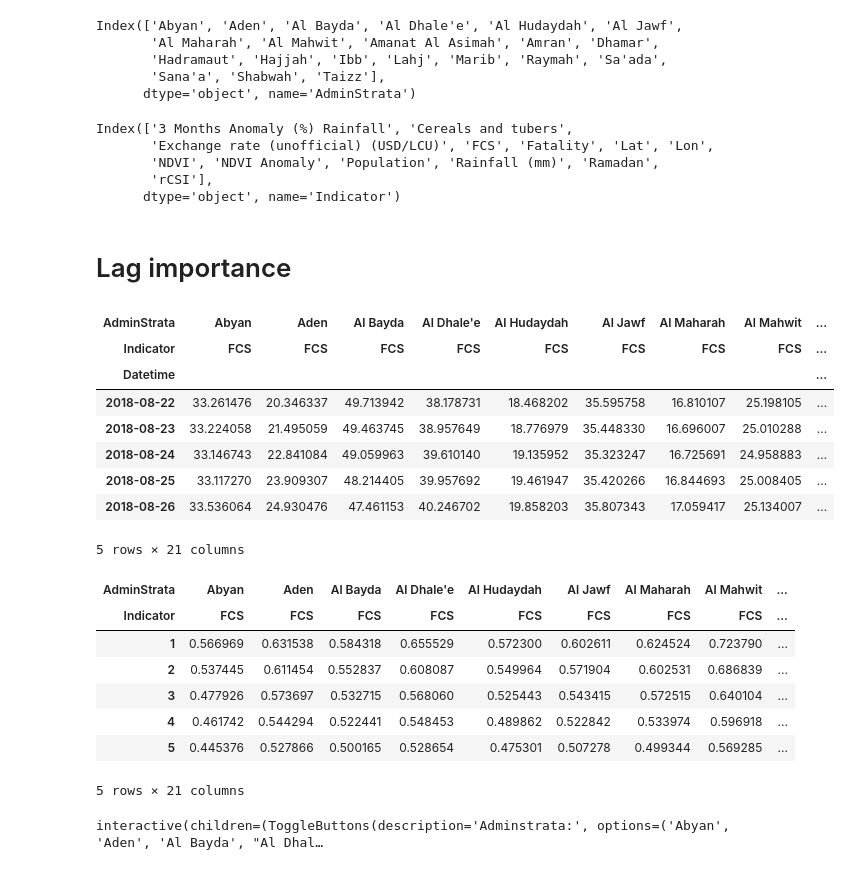
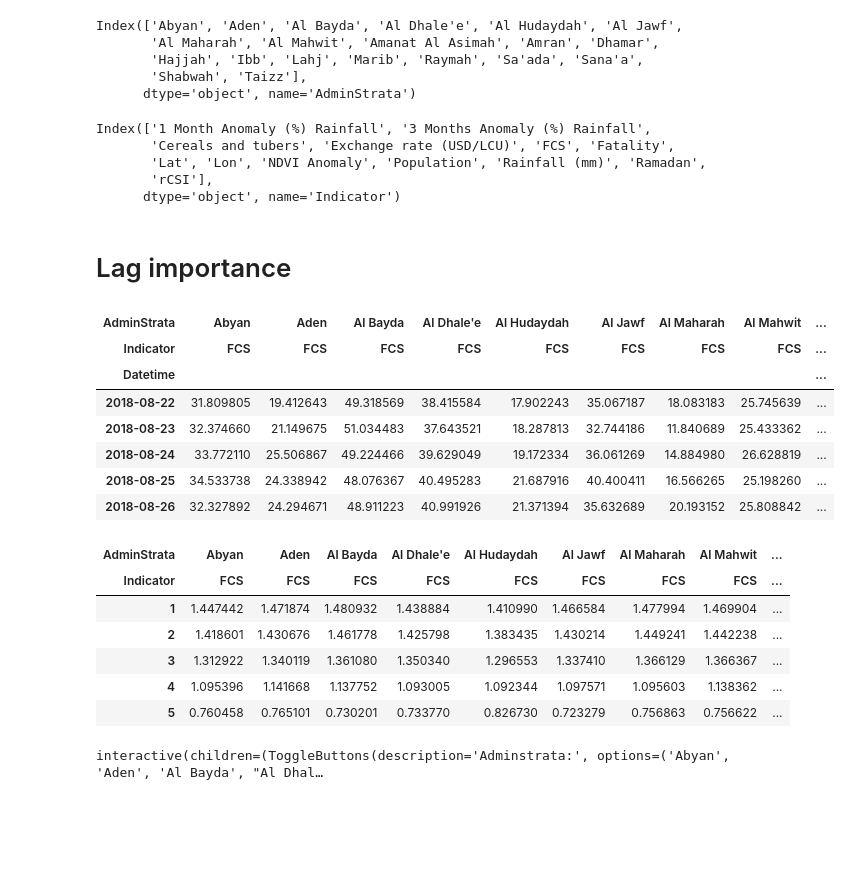
Before and after one commit to pietro-foini/ISI-WFP, a Jupyter notebook: project/Symbolic Transfer Entropy/Causality - Symbolic Transfer Entropy .ipynb, the cells around one changed output. Cells and saved outputs as stored; diff of their text form; code cells hidden in the pictures; blank space fills up the shorter version.

Commit message:
Update symbolic transfer entropy

```diff
--- a/project/Symbolic Transfer Entropy/Causality - Symbolic Transfer Entropy .ipynb
+++ b/project/Symbolic Transfer Entropy/Causality - Symbolic Transfer Entropy .ipynb
@@ -11,9 +9,9 @@ PATH_TO_DATA_FOLDER = "../"
+# %%
+PATH_TO_DATA_FOLDER = "../Dataset time-series/"
 # %%
 # Load the dataset.
-df_smooth = pd.read_csv(PATH_TO_DATA_FOLDER + "dataframe_smooth.csv", header = [0, 1], index_col = 0)
-df_smooth.index.name = "Datetime"
-df_smooth.index = pd.to_datetime(df_smooth.index)
+df = pd.read_csv(PATH_TO_DATA_FOLDER + "all_train.csv", header = [0, 1], index_col = 0)
+df.index.name = "Datetime"
+df.index = pd.to_datetime(df.index)
 freq = "D"
-df_smooth.index.freq = freq
-df_smooth.dropna(inplace = True)
-df_smooth
+df.index.freq = freq
@@ -36,18 +36,18 @@ df_smooth
 # %%
-PROVINCES = df_smooth.columns.levels[0].unique()
+PROVINCES = df.columns.get_level_values(0).unique()
 PROVINCES
 # %% [output]
 Index(['Abyan', 'Aden', 'Al Bayda', 'Al Dhale'e', 'Al Hudaydah', 'Al Jawf',
        'Al Maharah', 'Al Mahwit', 'Amanat Al Asimah', 'Amran', 'Dhamar',
-       'Hadramaut', 'Hajjah', 'Ibb', 'Lahj', 'Marib', 'Raymah', 'Sa'ada',
-       'Sana'a', 'Shabwah', 'Taizz'],
+       'Hajjah', 'Ibb', 'Lahj', 'Marib', 'Raymah', 'Sa'ada', 'Sana'a',
+       'Shabwah', 'Taizz'],
       dtype='object', name='AdminStrata')
 # %%
-PREDICTORS = df_smooth.columns.levels[1].unique()
+PREDICTORS = df.columns.get_level_values(1).unique()
 PREDICTORS
 # %% [output]
-Index(['3 Months Anomaly (%) Rainfall', 'Cereals and tubers',
-       'Exchange rate (unofficial) (USD/LCU)', 'FCS', 'Fatality', 'Lat', 'Lon',
-       'NDVI', 'NDVI Anomaly', 'Population', 'Rainfall (mm)', 'Ramadan',
+Index(['1 Month Anomaly (%) Rainfall', '3 Months Anomaly (%) Rainfall',
+       'Cereals and tubers', 'Exchange rate (USD/LCU)', 'FCS', 'Fatality',
+       'Lat', 'Lon', 'NDVI Anomaly', 'Population', 'Rainfall (mm)', 'Ramadan',
        'rCSI'],
       dtype='object', name='Indicator')
@@ -57,28 +57,24 @@ import STE_fast
 # Lag importance
 # %%
 # Select only the endogenous indicators (FCS indicator).
-select = df_smooth.columns.get_level_values(1).isin(["FCS"])
-df_fcs = df_smooth.loc[:, select]
+df_fcs = df.xs("FCS", axis = 1, level = 1, drop_level = False)
 df_fcs.head()
 # %% [output]
 | AdminStrata | Abyan | Aden | Al Bayda | Al Dhale'e | Al Hudaydah | Al Jawf | Al Maharah | Al Mahwit | ... |
 | Indicator | FCS | FCS | FCS | FCS | FCS | FCS | FCS | FCS | ... |
 | Datetime |  |  |  |  |  |  |  |  | ... |
-| 2018-08-22 | 33.261476 | 20.346337 | 49.713942 | 38.178731 | 18.468202 | 35.595758 | 16.810107 | 25.198105 | ... |
-| 2018-08-23 | 33.224058 | 21.495059 | 49.463745 | 38.957649 | 18.776979 | 35.448330 | 16.696007 | 25.010288 | ... |
-| 2018-08-24 | 33.146743 | 22.841084 | 49.059963 | 39.610140 | 19.135952 | 35.323247 | 16.725691 | 24.958883 | ... |
-| 2018-08-25 | 33.117270 | 23.909307 | 48.214405 | 39.957692 | 19.461947 | 35.420266 | 16.844693 | 25.008405 | ... |
-| 2018-08-26 | 33.536064 | 24.930476 | 47.461153 | 40.246702 | 19.858203 | 35.807343 | 17.059417 | 25.134007 | ... |
+| 2018-08-22 | 31.809805 | 19.412643 | 49.318569 | 38.415584 | 17.902243 | 35.067187 | 18.083183 | 25.745639 | ... |
+| 2018-08-23 | 32.374660 | 21.149675 | 51.034483 | 37.643521 | 18.287813 | 32.744186 | 11.840689 | 25.433362 | ... |
+| 2018-08-24 | 33.772110 | 25.506867 | 49.224466 | 39.629049 | 19.172334 | 36.061269 | 14.884980 | 26.628819 | ... |
+| 2018-08-25 | 34.533738 | 24.338942 | 48.076367 | 40.495283 | 21.687916 | 40.400411 | 16.566265 | 25.198260 | ... |
+| 2018-08-26 | 32.327892 | 24.294671 | 48.911223 | 40.991926 | 21.371394 | 35.632689 | 20.193152 | 25.808842 | ... |
-5 rows × 21 columns
 # %%
-from tqdm import tqdm
-
 lags = 20
 def history_length_Y(serie):
     adminstrata = serie.name[0]
     y = list()
     for k in range(lags):
-        result = STE_fast.entropy_rate(serie, m = 3, k = k+1)
+        result = STE.entropy_rate(serie, m = 3, k = k+1)
         y.append(result)
 
     return y
@@ -90,12 +86,11 @@ df_results_Y.head()
 # %% [output]
 | AdminStrata | Abyan | Aden | Al Bayda | Al Dhale'e | Al Hudaydah | Al Jawf | Al Maharah | Al Mahwit | ... |
 | Indicator | FCS | FCS | FCS | FCS | FCS | FCS | FCS | FCS | ... |
-| 1 | 0.566969 | 0.631538 | 0.584318 | 0.655529 | 0.572300 | 0.602611 | 0.624524 | 0.723790 | ... |
-| 2 | 0.537445 | 0.611454 | 0.552837 | 0.608087 | 0.549964 | 0.571904 | 0.602531 | 0.686839 | ... |
-| 3 | 0.477926 | 0.573697 | 0.532715 | 0.568060 | 0.525443 | 0.543415 | 0.572515 | 0.640104 | ... |
-| 4 | 0.461742 | 0.544294 | 0.522441 | 0.548453 | 0.489862 | 0.522842 | 0.533974 | 0.596918 | ... |
-| 5 | 0.445376 | 0.527866 | 0.500165 | 0.528654 | 0.475301 | 0.507278 | 0.499344 | 0.569285 | ... |
+| 1 | 1.447442 | 1.471874 | 1.480932 | 1.438884 | 1.410990 | 1.466584 | 1.477994 | 1.469904 | ... |
+| 2 | 1.418601 | 1.430676 | 1.461778 | 1.425798 | 1.383435 | 1.430214 | 1.449241 | 1.442238 | ... |
+| 3 | 1.312922 | 1.340119 | 1.361080 | 1.350340 | 1.296553 | 1.337410 | 1.366129 | 1.366367 | ... |
+| 4 | 1.095396 | 1.141668 | 1.137752 | 1.093005 | 1.092344 | 1.097571 | 1.095603 | 1.138362 | ... |
+| 5 | 0.760458 | 0.765101 | 0.730201 | 0.733770 | 0.826730 | 0.723279 | 0.756863 | 0.756622 | ... |
-5 rows × 21 columns
 # %%
 import seaborn as sns
 from ipywidgets import interact, widgets, fixed
```
Also changed, not shown: parts of 13 cells of this notebook.
